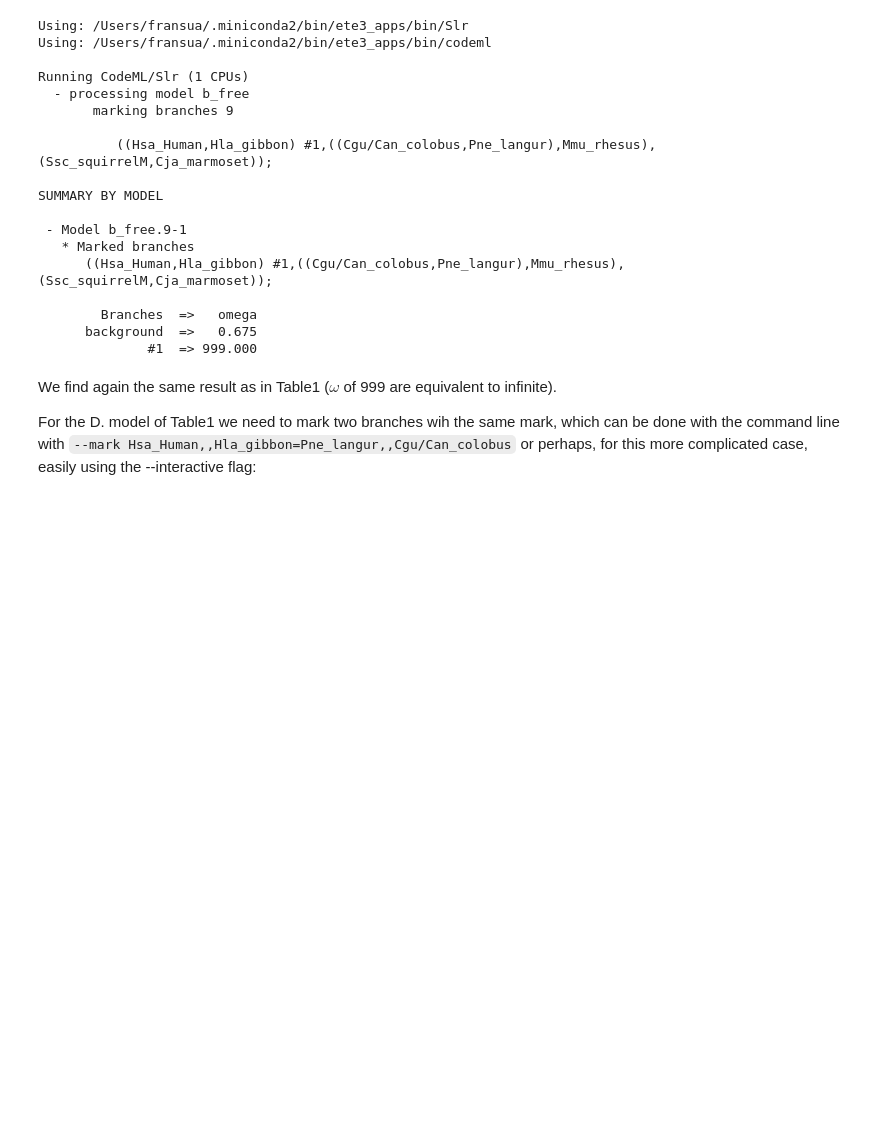
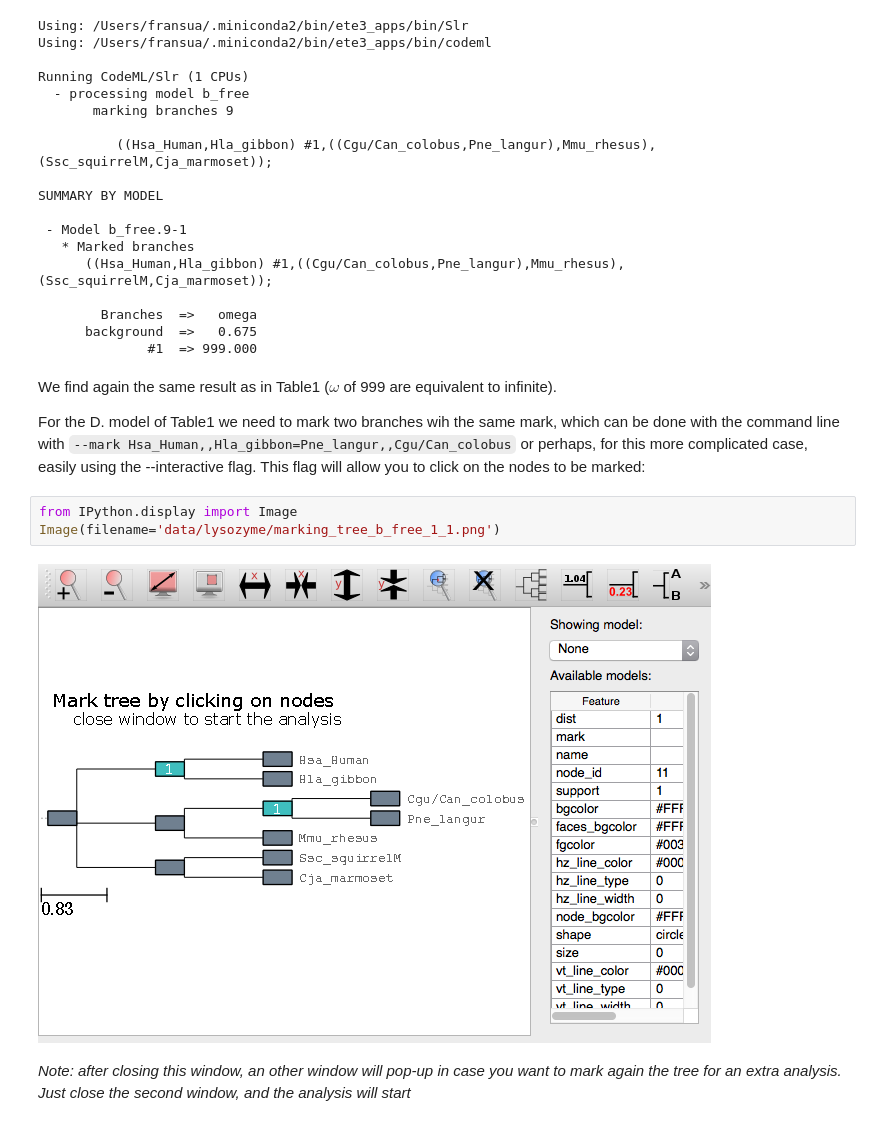
Before and after one commit to etetoolkit/cookbook, a Jupyter notebook: recipes/ete_evol_lysozyme.ipynb, the cells around one changed output. Drawn from its saved outputs; the diff is of its cells as text; blank space fills up the shorter version.

```diff
--- a/recipes/ete_evol_lysozyme.ipynb
+++ b/recipes/ete_evol_lysozyme.ipynb
@@ -231,7 +231,14 @@ SUMMARY BY MODEL
 # %% [markdown]
 We find again the same result as in Table1 ($\omega$ of 999 are equivalent to infinite).
 
-For the D. model of Table1 we need to mark two branches wih the same mark, which can be done with the command line with `--mark Hsa_Human,,Hla_gibbon=Pne_langur,,Cgu/Can_colobus` or perhaps, for this more complicated case, easily using the --interactive flag:
+For the D. model of Table1 we need to mark two branches wih the same mark, which can be done with the command line with `--mark Hsa_Human,,Hla_gibbon=Pne_langur,,Cgu/Can_colobus` or perhaps, for this more complicated case, easily using the --interactive flag. This flag will allow you to click on the nodes to be marked:
+# %%
+from IPython.display import Image
+Image(filename='data/lysozyme/marking_tree_b_free_1_1.png')
+# %% [output]
+[figure, added]
+# %% [markdown]
+*Note: after closing this window, an other window will pop-up in case you want to mark again the tree for an extra analysis. Just close the second window, and the analysis will start*
 # %%
 %%bash
 ete3 evol -t data/lysozyme/lysozymeSmall.trees --alg data/lysozyme/lysozymeSmall.txt --model b_free \
```
Also changed, not shown: parts of 10 cells of this notebook, 3 other files.
